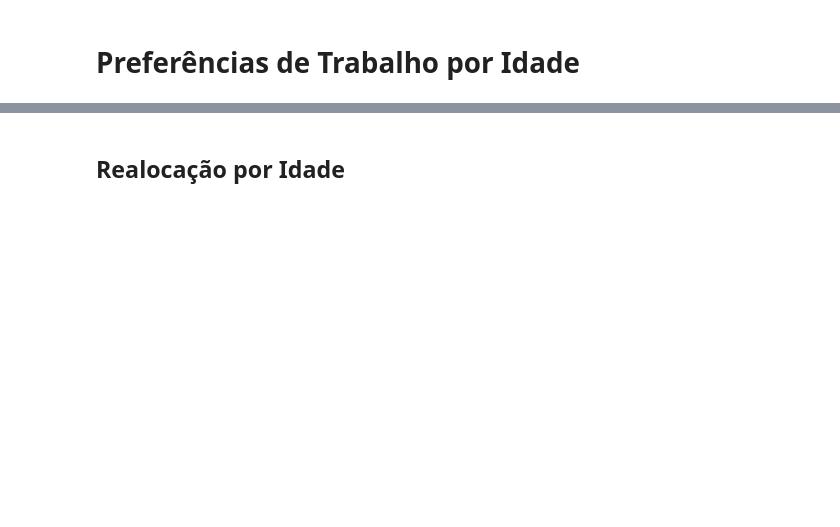
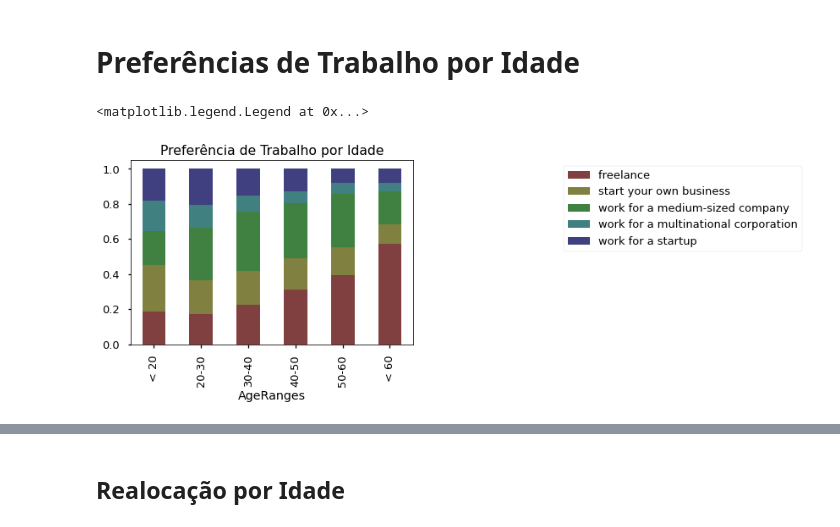
Before and after one commit to leonardodamata/Python_Analise_Dados, a Jupyter notebook: Analise_Exploratoria_Dados.ipynb, the cells around one changed output, grey strips where cells are left out. Saved outputs shown, nothing was run; the diff lists cells and outputs as text; code cells hidden in the pictures; blank space fills up the shorter version.

```diff
--- a/Analise_Exploratoria_Dados.ipynb
+++ b/Analise_Exploratoria_Dados.ipynb
@@ -174,40 +182,38 @@ plt.show()
 # %% [markdown]
 # Preferências de Trabalho por Idade
 # %%
-# Quais são as preferências de Trabalho por Idade?
-# Perceba que á medida que a idade aumenta, o interesse por trabalho
+# Quais são as preferências de trabalho por idade?
+# Perceba que à medida que a idade aumenta, o interesse por trabalho
 # freelance também aumenta, sendo o modelo preferido por profissionais
-# acima de 60 anos. Profissionais mais jovens preferem trabalhat em
-# Startups ou no seu próprio negócio. Profissionais entre  20 e 50 anos
+# acima de 60 anos. Profissionais mais jovens preferem trabalhar em
+# Startups ou no seu próprio negócio. Profissionais entre 20 e 50 anos
 # preferem trabalhar em empresas de tamanho médio.
 
 # Agrupando os dados
 df_ageranges = df.copy()
-bins2 = [0, 20, 30, 40, 50, 60, 100]
+bins=[0, 20, 30, 40, 50, 60, 100]
 
-print(bins2)
-
-df_ageranges['AgeRangers'] = pd.cut(df_ageranges['Age'])
-
-df_ageranges['AgeRangers'] = pd.cut(df_ageranges['Age'],
-                                    bins = bins2,
-                                    labels=["< 20", "20-30", "30-40","40-50", "< 60"])
+df_ageranges['AgeRanges'] = pd.cut(df_ageranges['Age'],
+                                   bins,
+                                   labels=["< 20", "20-30", "30-40", "40-50", "50-60", "< 60"])
 
 df2 = pd.crosstab(df_ageranges.AgeRanges,
-                  df_ageranges.JobPref).apply(lambda r: r/r.sum(), axis= 1)
+                  df_ageranges.JobPref).apply(lambda r: r/r.sum(), axis=1)
 
 # Definindo a quantidade
-num = len(df_ageranges.AgeRanges.values_counts().index)
+num = len(df_ageranges.AgeRanges.value_counts().index)
 
 # Criando a lista de cores
 listaHSV = [(x*1.0/num, 0.5, 0.5) for x in range(num)]
-listaRGBtaHSV = list(map(lambda x: colorsys.hsv_to_rgb(*x), listaHSV))
+listaRGB = list(map(lambda x: colorsys.hsv_to_rgb(*x), listaHSV))
 
-# Gráfico de Barras(Stacked)
-
-ax1 = df2.plot(king = "bar", stacked = True, color = listaRGB, title = "Preferência de Tabalho por Idade")
+# Gráfico de Barras (Stacked)
+ax1 = df2.plot(kind = "bar", stacked = True, color = listaRGB, title = "Preferência de Trabalho por Idade")
 lines, labels = ax1.get_legend_handles_labels()
 ax1.legend(lines, labels, bbox_to_anchor = (1.51, 1))
+# %% [output]
+<matplotlib.legend.Legend at 0x...>
+[figure, added]
 # %%
 # Visualizando o help
 help(pd.crosstab)
```
Also changed, not shown: parts of 12 cells of this notebook, 2 other files.
